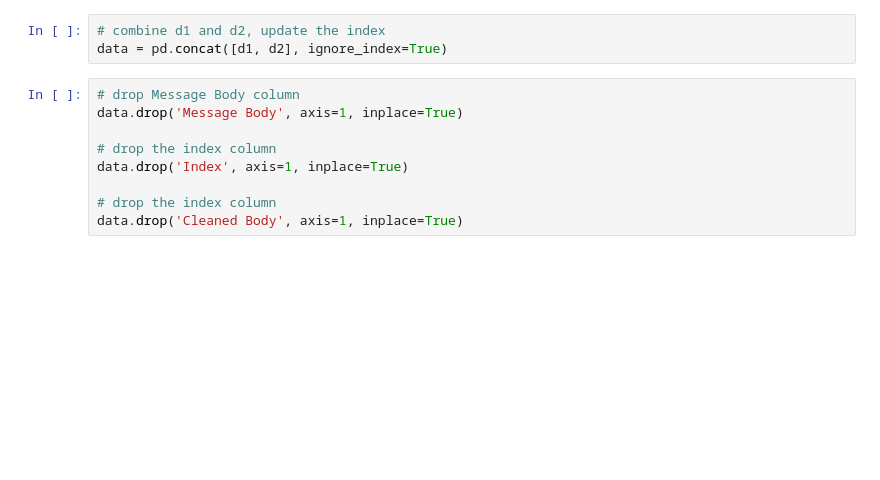
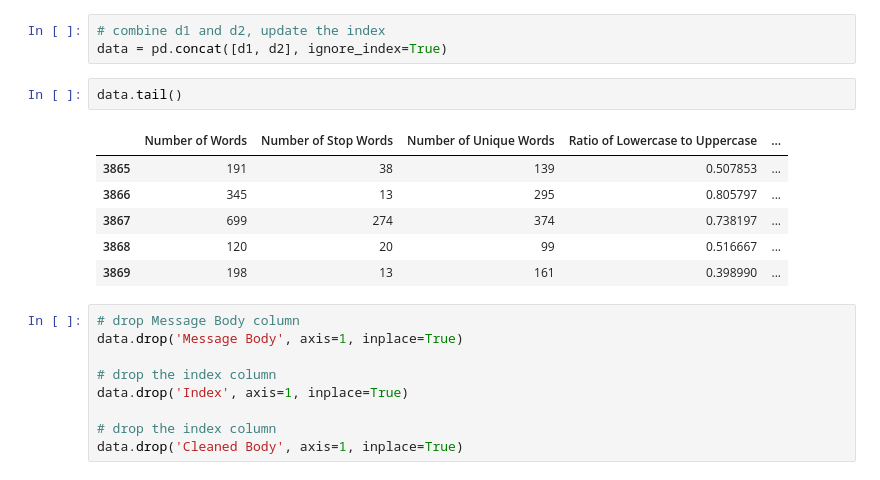
Before and after one commit to Kaewin/Applying-Neural-Networks-To-The-Classification-Of-Email-Spam---A-Literature-Survey-And-Experiment, a Jupyter notebook: nn.ipynb, the cells around one changed output. Drawn from its saved outputs; the diff is of its cells as text; blank space fills up the shorter version.

```diff
--- a/nn.ipynb
+++ b/nn.ipynb
@@ -12,6 +12,15 @@ d2 = pd.read_csv('data/enron_proccessed_spam.csv')
 # %%
 # combine d1 and d2, update the index
 data = pd.concat([d1, d2], ignore_index=True)
+# %%
+data.tail()
+# %% [output]
+|  | Number of Words | Number of Stop Words | Number of Unique Words | Ratio of Lowercase to Uppercase | ... |
+| 3865 | 191 | 38 | 139 | 0.507853 | ... |
+| 3866 | 345 | 13 | 295 | 0.805797 | ... |
+| 3867 | 699 | 274 | 374 | 0.738197 | ... |
+| 3868 | 120 | 20 | 99 | 0.516667 | ... |
+| 3869 | 198 | 13 | 161 | 0.398990 | ... |
 # %%
 # drop Message Body column
 data.drop('Message Body', axis=1, inplace=True)
```
Also changed, not shown: parts of 4 cells of this notebook, 1 other file.
